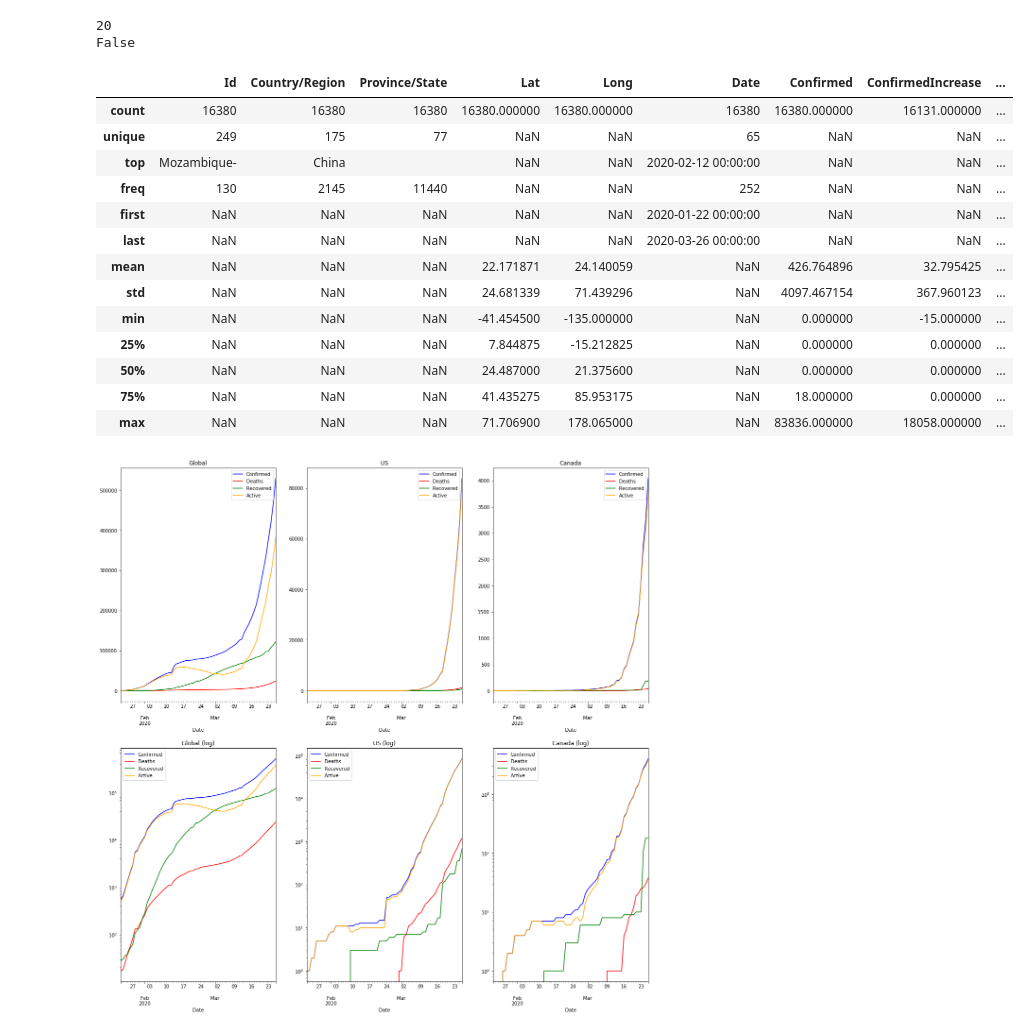
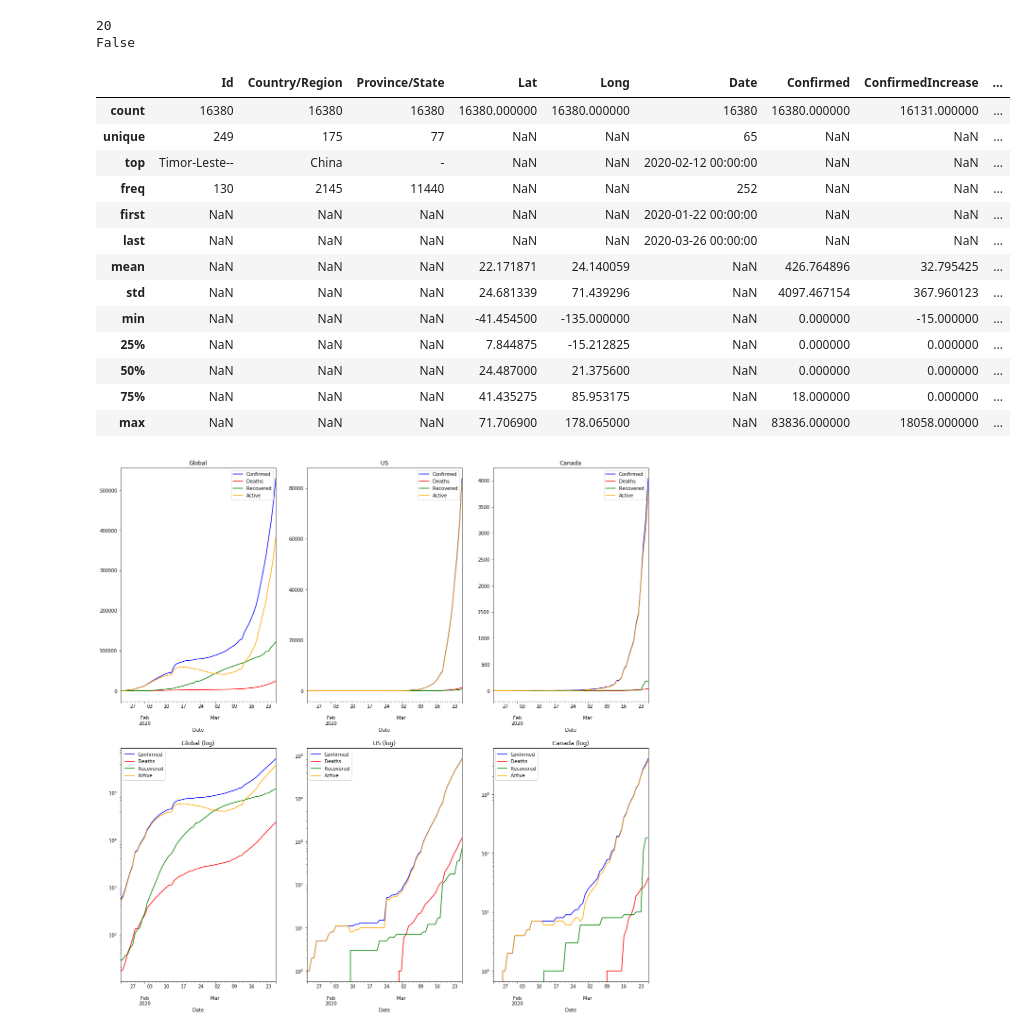
Before and after one commit to bartman/covid19, a Jupyter notebook: covid19-1.ipynb, the cells around one changed output. Saved outputs shown, nothing was run; the diff lists cells and outputs as text; code cells hidden in the pictures.

```diff
--- a/covid19-1.ipynb
+++ b/covid19-1.ipynb
@@ -52,6 +54,8 @@ df = pd.merge(df_c, df_d, how='outer', on=keys)
 df = pd.merge(df, df_r, how='outer', on=keys)
 df = df.reset_index()
 
+# --------------------------------------------------
+
 for n in numericalbase:
     df[n] = df[n].fillna(0)
 
@@ -65,7 +69,7 @@ numericalbase.append('Active')
 # --------------------------------------------------
 # some countries have no Province/State, we need empty strings
 
-df['Province/State'] = df['Province/State'].fillna('')
+df['Province/State'] = df['Province/State'].fillna('-')
 
 # --------------------------------------------------
 # finally cleanup the dates (who uses M/D/Y in a dataset ???)
@@ -114,34 +118,34 @@ for n in numerical:
 # fix column order
 
 cols = ['Id'] + keys + numerical
 
 df = df[cols]
 
 # --------------------------------------------------
 # sort by Confirmed column
 
 #df = df.sort_values(by=['Date', 'Confirmed'])
 
 # --------------------------------------------------
 # write it for review
 
 df.to_csv("csse-combined.csv", index=False)
 
 # --------------------------------------------------
 # dump
 
 #for c in df.columns:
 #    u = df[c].unique()
 #    print("%-20s %u" % (c, len(u)))
 
 #print(df['Country/Region'].unique())
 
 df.describe(include="all")
 # %% [output]
 |  | Id | Country/Region | Province/State | Lat | Long | Date | Confirmed | ConfirmedIncrease | ... |
 | count | 16380 | 16380 | 16380 | 16380.000000 | 16380.000000 | 16380 | 16380.000000 | 16131.000000 | ... |
 | unique | 249 | 175 | 77 | NaN | NaN | 65 | NaN | NaN | ... |
-| top | Mozambique- | China |  | NaN | NaN | 2020-02-12 00:00:00 | NaN | NaN | ... |
+| top | Timor-Leste-- | China | - | NaN | NaN | 2020-02-12 00:00:00 | NaN | NaN | ... |
 | freq | 130 | 2145 | 11440 | NaN | NaN | 252 | NaN | NaN | ... |
 | first | NaN | NaN | NaN | NaN | NaN | 2020-01-22 00:00:00 | NaN | NaN | ... |
 | last | NaN | NaN | NaN | NaN | NaN | 2020-03-26 00:00:00 | NaN | NaN | ... |
```
Also changed, not shown: parts of 5 cells of this notebook.
